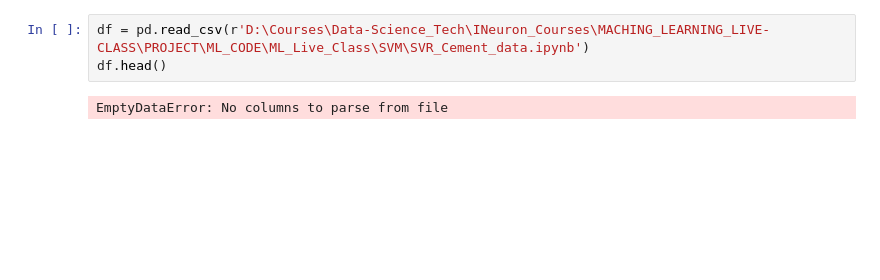
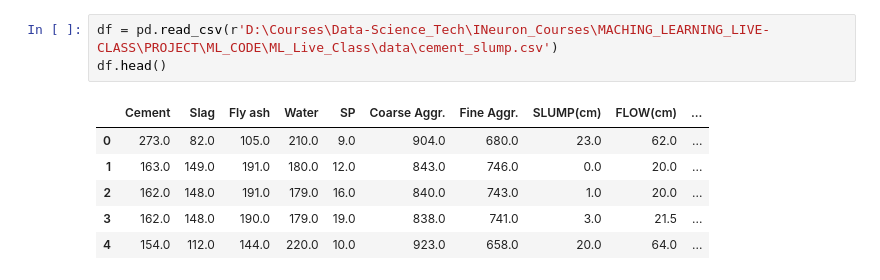
Before and after one commit to sreekanthmutthoju/ML_Live_Class, a Jupyter notebook: SVM/SVR_Cement_data.ipynb, the cells around one changed output. Drawn from its saved outputs; the diff is of its cells as text; blank space fills up the shorter version.

```diff
--- a/SVM/SVR_Cement_data.ipynb
+++ b/SVM/SVR_Cement_data.ipynb
@@ -6,5 +15,10 @@ import seaborn as sns
 # %%
-df = pd.read_csv(r'D:\Courses\Data-Science_Tech\INeuron_Courses\MACHING_LEARNING_LIVE-CLASS\PROJECT\ML_CODE\ML_Live_Class\SVM\SVR_Cement_data.ipynb')
+df = pd.read_csv(r'D:\Courses\Data-Science_Tech\INeuron_Courses\MACHING_LEARNING_LIVE-CLASS\PROJECT\ML_CODE\ML_Live_Class\data\cement_slump.csv')
 df.head()
 # %% [output]
-EmptyDataError: No columns to parse from file
+|  | Cement | Slag | Fly ash | Water | SP | Coarse Aggr. | Fine Aggr. | SLUMP(cm) | FLOW(cm) | ... |
+| 0 | 273.0 | 82.0 | 105.0 | 210.0 | 9.0 | 904.0 | 680.0 | 23.0 | 62.0 | ... |
+| 1 | 163.0 | 149.0 | 191.0 | 180.0 | 12.0 | 843.0 | 746.0 | 0.0 | 20.0 | ... |
+| 2 | 162.0 | 148.0 | 191.0 | 179.0 | 16.0 | 840.0 | 743.0 | 1.0 | 20.0 | ... |
+| 3 | 162.0 | 148.0 | 190.0 | 179.0 | 19.0 | 838.0 | 741.0 | 3.0 | 21.5 | ... |
+| 4 | 154.0 | 112.0 | 144.0 | 220.0 | 10.0 | 923.0 | 658.0 | 20.0 | 64.0 | ... |
```
Also changed, not shown: parts of 20 cells of this notebook, 3 other files.
